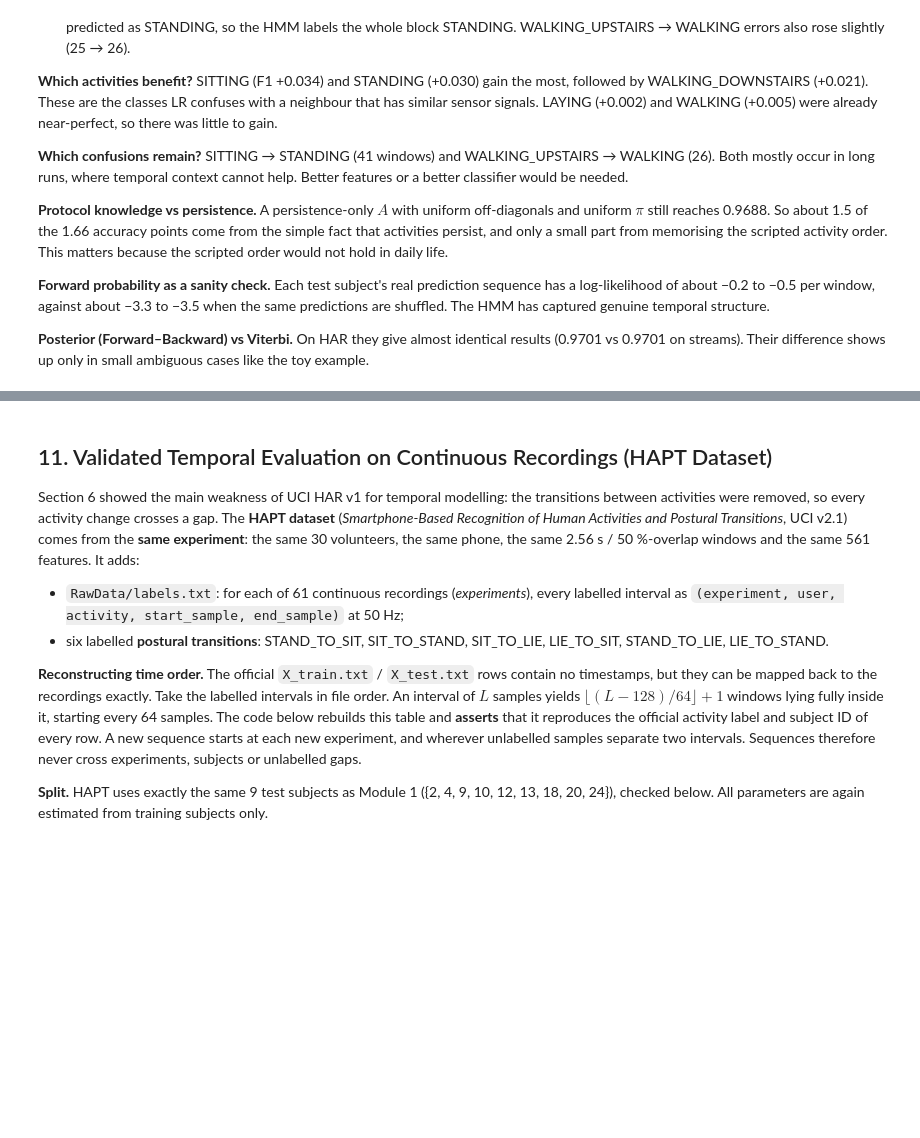
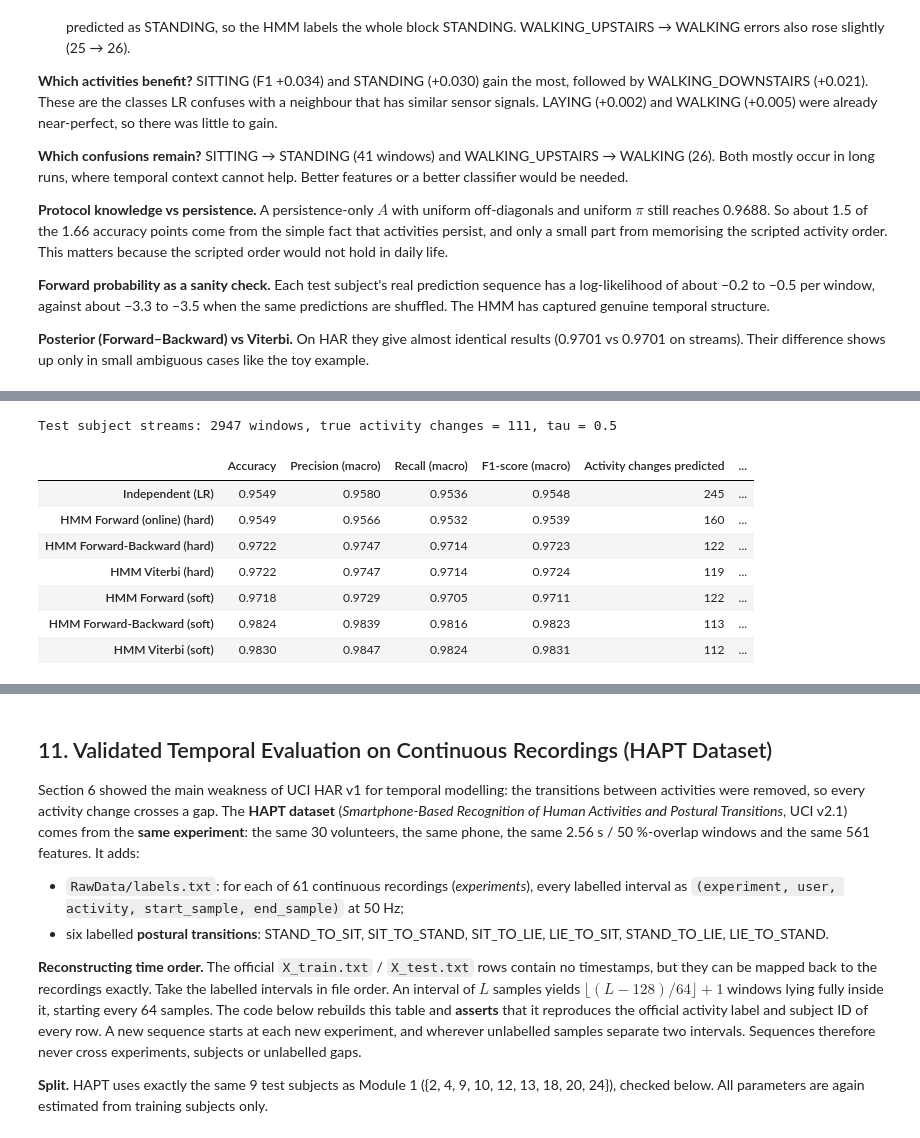
Before and after one commit to anshagarwxl/Human-Activity-Recognition-ML, a Jupyter notebook: notebooks/HAR_Classification_Project.ipynb, the cells around one changed output, grey strips where cells are left out. Drawn from its saved outputs; the diff is of its cells as text; code cells hidden in the pictures; blank space fills up the shorter version.

```diff
--- a/notebooks/HAR_Classification_Project.ipynb
+++ b/notebooks/HAR_Classification_Project.ipynb
@@ -2252,0 +2330,19 @@ All numbers below come from the outputs above. The same 2947 test windows and th
+# %%
+soft_decoded = decode_soft(test_streams, test_proba, best_tau, pi, A)
+compare = {name: stream_decoded[name] for name in ["Independent (LR)", "HMM Forward (online)",
+                                                    "HMM Forward-Backward", "HMM Viterbi"]}
+compare = {**compare, **soft_decoded}
+soft_results = evaluate_methods(compare, test_streams, test_states, test_obs)
+soft_results.index = [n if "soft" in n or n.startswith("Independent") else n + " (hard)" for n in soft_results.index]
+print(f"Test subject streams: {len(test_obs)} windows, true activity changes = {true_changes(test_streams, test_states)}, tau = {best_tau}")
+soft_results.round(4)
+# %% [output]
+Test subject streams: 2947 windows, true activity changes = 111, tau = 0.5
+|  | Accuracy | Precision (macro) | Recall (macro) | F1-score (macro) | Activity changes predicted | ... |
+| Independent (LR) | 0.9549 | 0.9580 | 0.9536 | 0.9548 | 245 | ... |
+| HMM Forward (online) (hard) | 0.9549 | 0.9566 | 0.9532 | 0.9539 | 160 | ... |
+| HMM Forward-Backward (hard) | 0.9722 | 0.9747 | 0.9714 | 0.9723 | 122 | ... |
+| HMM Viterbi (hard) | 0.9722 | 0.9747 | 0.9714 | 0.9724 | 119 | ... |
+| HMM Forward (soft) | 0.9718 | 0.9729 | 0.9705 | 0.9711 | 122 | ... |
+| HMM Forward-Backward (soft) | 0.9824 | 0.9839 | 0.9816 | 0.9823 | 113 | ... |
+| HMM Viterbi (soft) | 0.9830 | 0.9847 | 0.9824 | 0.9831 | 112 | ... |
```
Also changed, not shown: parts of 5 cells of this notebook, 4 other files.
